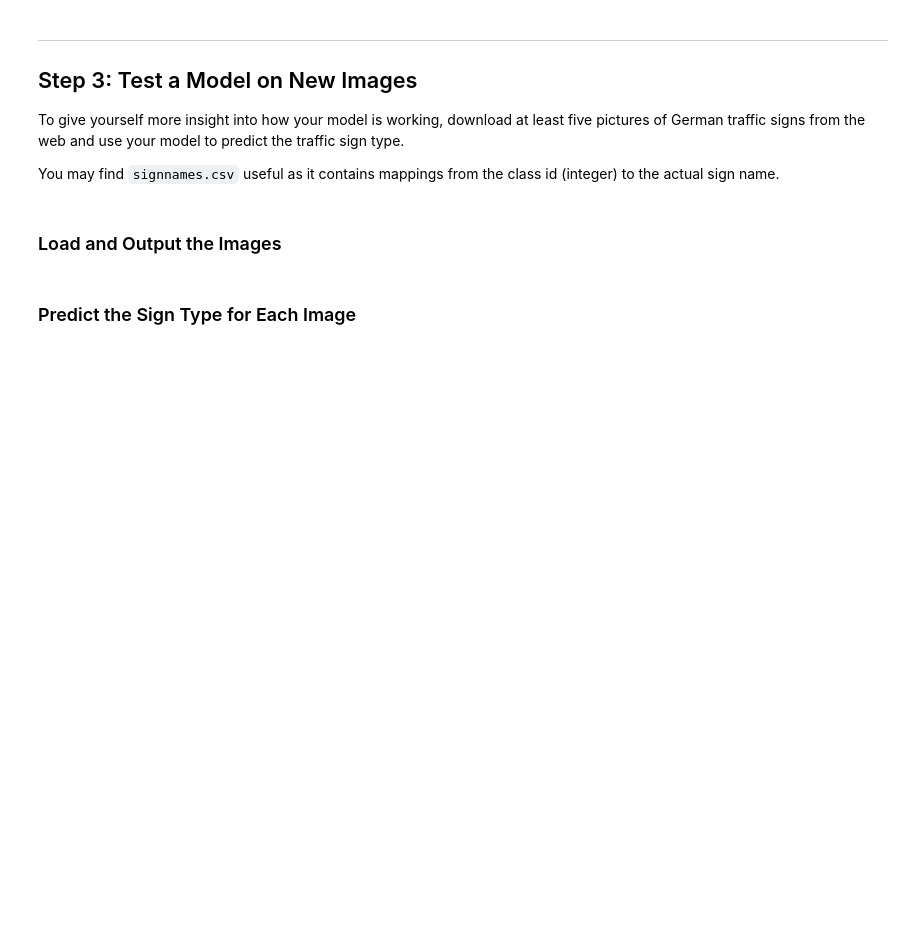
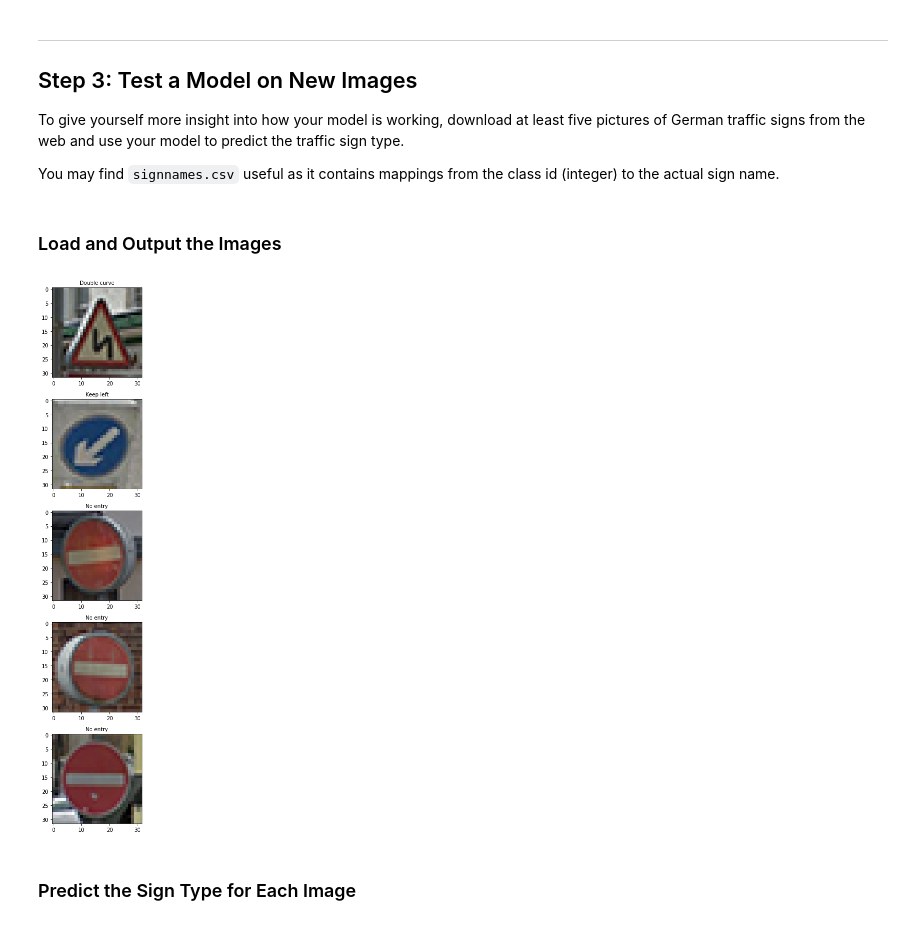
Before and after one commit to knguyen0105/CarND-Traffic-Sign-Classifier, a Jupyter notebook: Traffic_Sign_Classifier.ipynb, the cells around one changed output. Saved outputs shown, nothing was run; the diff lists cells and outputs as text; code cells hidden in the pictures; blank space fills up the shorter version.

```diff
--- a/Traffic_Sign_Classifier.ipynb
+++ b/Traffic_Sign_Classifier.ipynb
@@ -58,6 +58,9 @@ Complete the basic data summary below. Use python, numpy and/or pandas methods t
 ### Replace each question mark with the appropriate value.
 ### Use python, pandas or numpy methods rather than hard coding the results
 import numpy as np
+from pandas.io.parsers import read_csv
+signnames = read_csv("signnames.csv").values[:, 1]
+
 # TODO: Number of training examples
 n_train = len(X_train)
 
@@ -372,8 +376,8 @@ You may find `signnames.csv` useful as it contains mappings from the class id (i
 ## Images are borrowed from https://github.com/navoshta/traffic-signs/tree/master/traffic-signs-data/custom
 from skimage import io
 import os
-X_custom = np.empty([0, 32, 32, 3], dtype = np.int32)
-for i in range(38):
+X_custom = np.empty([0, 32, 32, 3], dtype = np.uint8)
+for i in range(20):
     image = io.imread(os.getcwd() + '/new_images/' + "example_{0:0>5}".format(i + 1) + '.png')
     X_custom = np.append(X_custom, [image[:, :, :3]], axis = 0)
 
@@ -417,7 +421,16 @@ y_custom = np.array([
     0, # "example_00036"
     0, # "example_00037"
     0 # "example_00038"
-])
+])[:20]
+# %%
+#plt.figure()
+f, axes = plt.subplots(5,figsize=(15,15))
+for i in range(5):
+    axes[i].imshow(X_custom[i])
+    axes[i].set_title('{}'.format(signnames[y_custom[i]]), fontsize=10)
+plt.tight_layout()
+# %% [output]
+[figure, added]
 # %% [markdown]
 ### Predict the Sign Type for Each Image
 # %%
```
Also changed, not shown: parts of 7 cells of this notebook, 1 other file.
